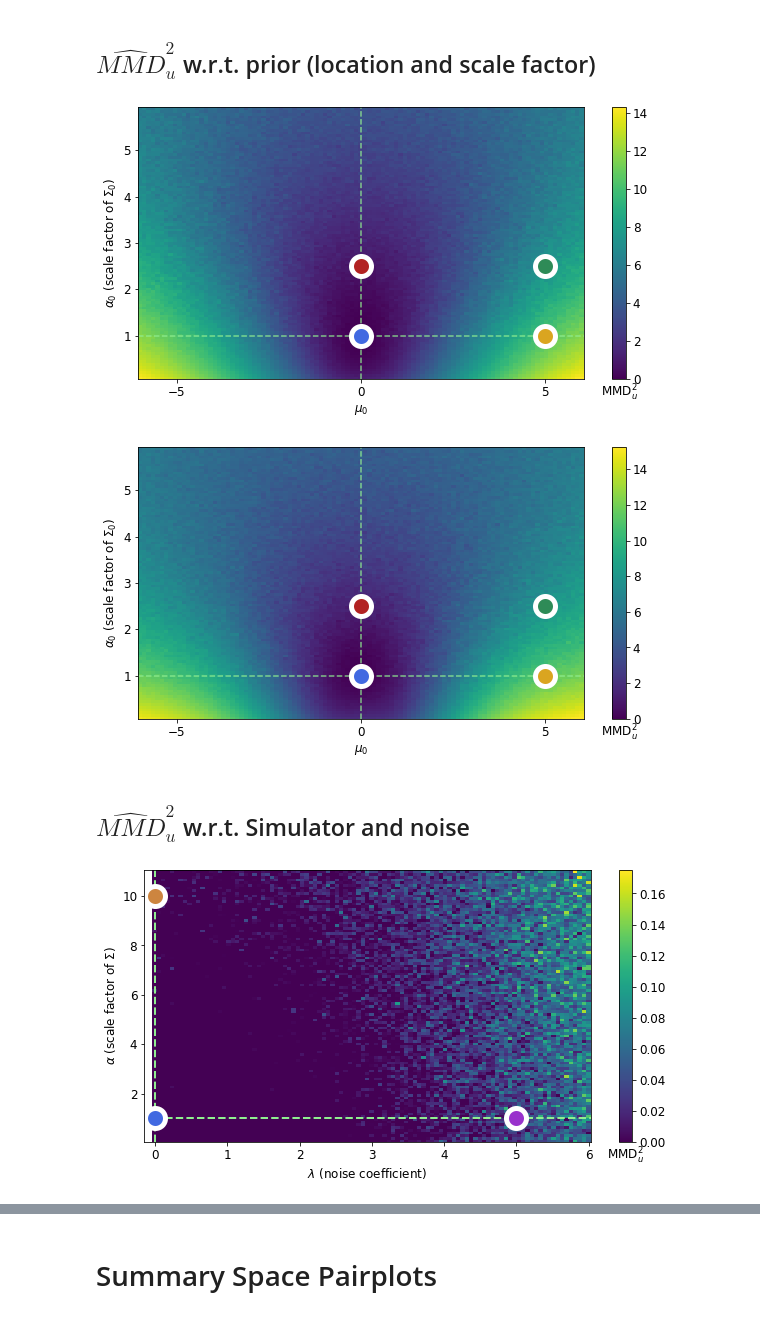
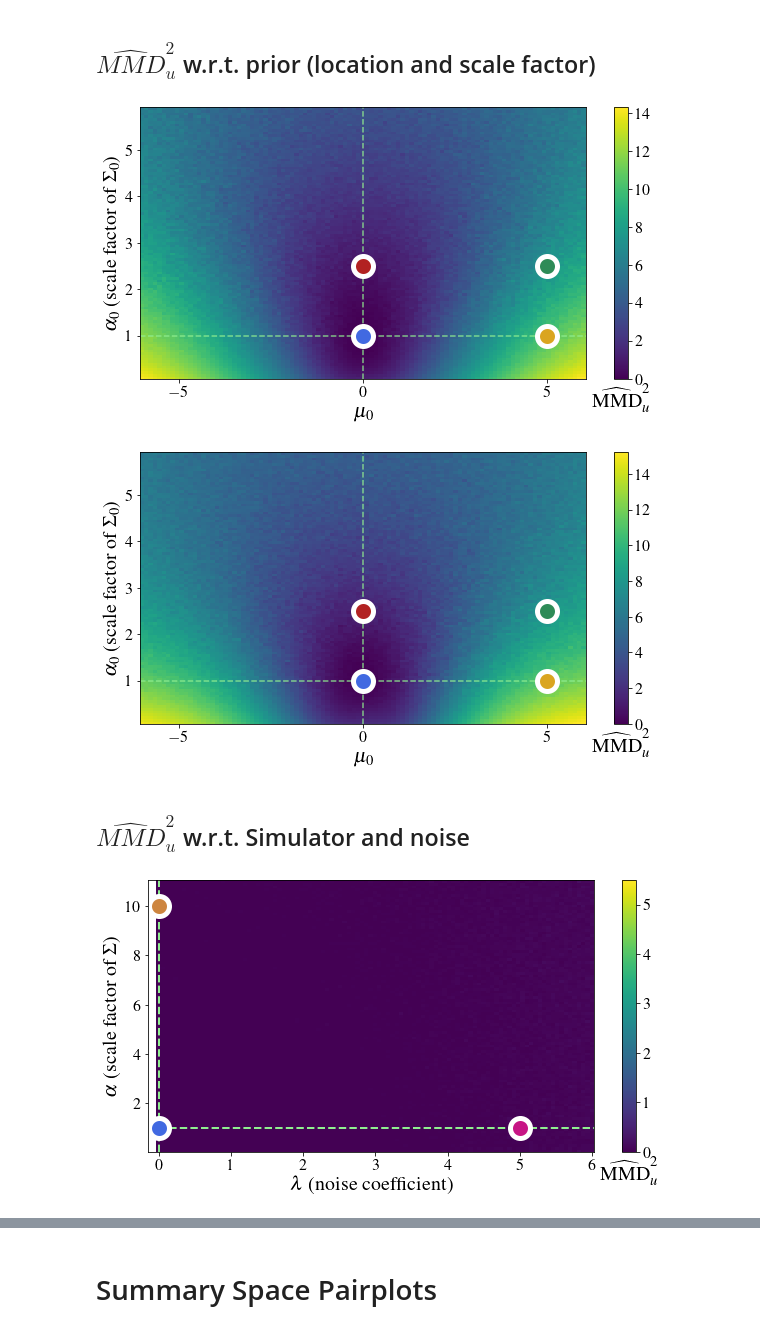
Before and after one commit to marvinschmitt/ModelMisspecificationBF, a Jupyter notebook: abf_mvn_means.ipynb, the cells around one changed output, grey strips where cells are left out. Cells and saved outputs as stored; diff of their text form; code cells hidden in the pictures.

Commit message:
unify LaTeX fonts in plots

```diff
--- a/abf_mvn_means.ipynb
+++ b/abf_mvn_means.ipynb
@@ -39,5 +38,17 @@ DPI = 300
 RERUN_GRID_EXPERIMENT = False
 RERUN_MMD_ERROR_EXPERIMENT = False
+# %%
+plt.rcParams.update({
+    "axes.labelsize" : 20,
+    "xtick.labelsize" : 16,
+    "ytick.labelsize" : 16,
+    "text.usetex": True,
+    "font.family": "serif",
+    "font.serif": ["Times"],
+})
+
+FILEFORMAT = 'pdf'
+DPI = 300
 # %%
 gpu_devices = tf.config.experimental.list_physical_devices('GPU')
 for device in gpu_devices:
@@ -57,7 +68,7 @@ color_codes = {
     "Prior scale" : "firebrick",
     "Prior location + scale" : "seagreen",
     "Simulator" : "peru",
-    "Noise" : "darkorchid"
+    "Noise" : "mediumvioletred"
 }
 # %% [markdown]
 ## Define sufficient and overcomplete BayesFlow network
@@ -436,10 +447,10 @@ plt.plot(0, 1, linewidth=10, alpha=1.0,
 
 
 cbar = plt.colorbar()
-cbar.ax.set_xlabel(r"MMD$^2_u$")
+cbar.ax.set_xlabel(r"$\widehat{\mathrm{MMD}}^2_u$")
 plt.savefig(f"plots/abf_mvn_means_sufficient_mmd_grid_prior.{FILEFORMAT}", bbox_inches="tight", dpi=DPI)
 # %% [output]
-[figure, old version]
+[figure, new version]
 # %%
 n_loc = 101
 n_scale = 101
@@ -489,10 +500,10 @@ plt.plot(0, 1, linewidth=10, alpha=1.0,
         )
 
 cbar = plt.colorbar()
-cbar.ax.set_xlabel(r"MMD$^2_u$")
+cbar.ax.set_xlabel(r"$\widehat{\mathrm{MMD}}^2_u$")
 plt.savefig(f"plots/abf_mvn_means_overcomplete_mmd_grid_prior.{FILEFORMAT}", bbox_inches="tight", dpi=DPI)
 # %% [output]
-[figure, old version]
+[figure, new version]
 # %% [markdown]
 ## $\widehat{MMD}^2_u$ w.r.t. Simulator and noise
 # %%
@@ -528,36 +539,36 @@ if RERUN_GRID_EXPERIMENT:
             MMD[i, j] = float(maximum_mean_discrepancy(s_o, z_psi, unbiased=True))
     np.save(f"data/MMD_grid_experiments/MVN_MMD_grid_sufficient_likelihood_noise.npy", MMD)
 
 
 
 MMD = np.load(f"data/MMD_grid_experiments/MVN_MMD_grid_sufficient_likelihood_noise.npy")
 plt.figure(figsize=(10, 5))
-plt.pcolor(lamda_list, alpha_list, MMD.T, shading="nearest", rasterized=True)
+plt.pcolor(lamda_list, alpha_list, MMD.T, shading="nearest", rasterized=True, vmin=0, vmax=5.5)
 
 plt.xlabel(r"$\lambda$ (noise coefficient)")
 plt.ylabel(r"$\alpha$ (scale factor of $\Sigma$)")
 
 plt.axvline(x=0.0, linestyle="--", color="lightgreen", alpha=1.00, linewidth=2)
 plt.axhline(y=1.0, linestyle="--", color="lightgreen", alpha=1.00, linewidth=2)
 
 plt.plot(5, 1, linewidth=10, alpha=1.0,
          marker="o", markersize=20, markeredgewidth=5.0, markeredgecolor="white", markerfacecolor = color_codes["Noise"]
         )
 plt.plot(0, 1, linewidth=10, alpha=1.0,
          marker="o", markersize=20, markeredgewidth=5.0, markeredgecolor="white", markerfacecolor = color_codes["No MMS"]
         )
 plt.plot(0, 10, linewidth=10, alpha=1.0,
          marker=MarkerStyle("o"), markersize=20, markeredgewidth=5.0, markeredgecolor="white", markerfacecolor = color_codes["Simulator"]
         )
 
 plt.xlim(-0.15)
 
 cbar = plt.colorbar()
-cbar.ax.set_xlabel(r"MMD$^2_u$")
+cbar.ax.set_xlabel(r"$\widehat{\mathrm{MMD}}^2_u$")
 
 plt.savefig(f"plots/abf_mvn_means_sufficient_mmd_grid_likelihood_noise.{FILEFORMAT}", bbox_inches="tight", dpi=DPI)
 # %% [output]
-[figure, old version]
+[figure, new version]
 # %%
 n_alpha = 101
 n_lamda = 101
```
Also changed, not shown: parts of 16 cells of this notebook, 3 other files.
